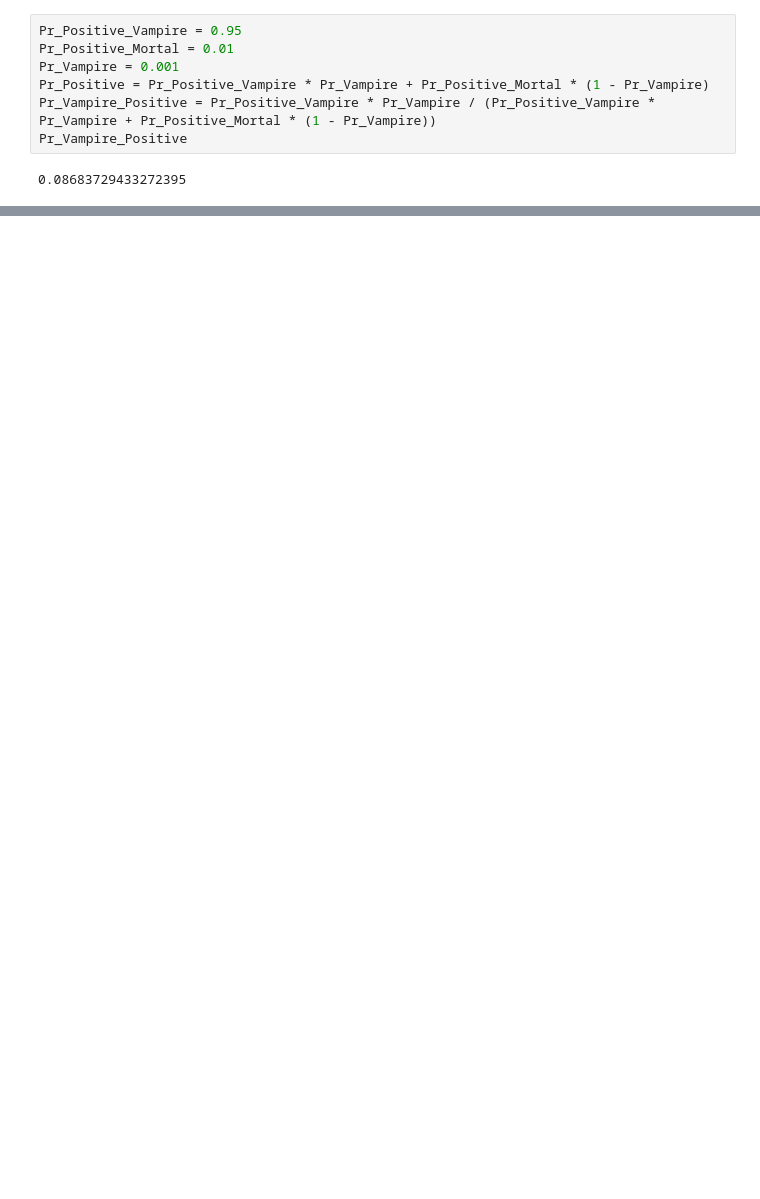
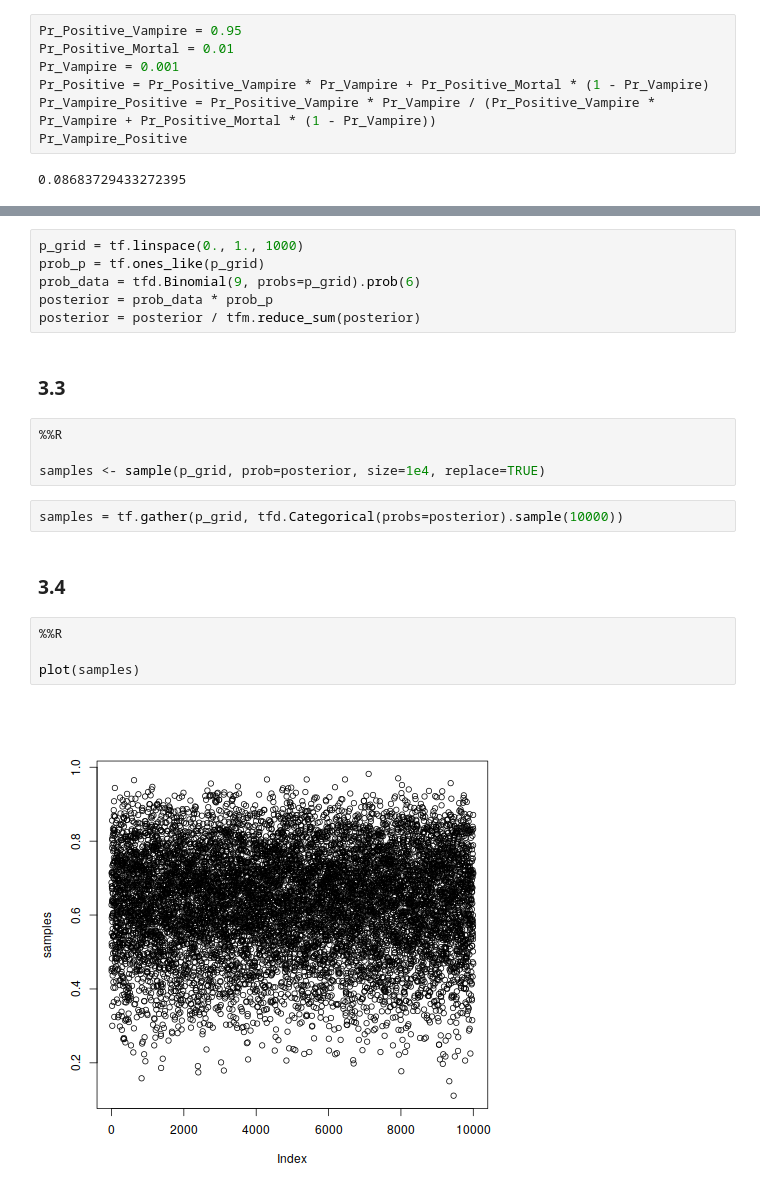
Before and after one commit to kms15/reading_notes, a Jupyter notebook: StatisticalRethinking/StatisticalRethinkingCh3.ipynb, the cells around one changed output, grey strips where cells are left out. Saved outputs shown, nothing was run; the diff lists cells and outputs as text; blank space fills up the shorter version.

```diff
--- a/StatisticalRethinking/StatisticalRethinkingCh3.ipynb
+++ b/StatisticalRethinking/StatisticalRethinkingCh3.ipynb
@@ -33,0 +47,22 @@ Pr_Vampire_Positive
+# %%
+p_grid = tf.linspace(0., 1., 1000)
+prob_p = tf.ones_like(p_grid)
+prob_data = tfd.Binomial(9, probs=p_grid).prob(6)
+posterior = prob_data * prob_p
+posterior = posterior / tfm.reduce_sum(posterior)
+# %% [markdown]
+### 3.3
+# %%
+%%R
+
+samples <- sample(p_grid, prob=posterior, size=1e4, replace=TRUE)
+# %%
+samples = tf.gather(p_grid, tfd.Categorical(probs=posterior).sample(10000))
+# %% [markdown]
+### 3.4
+# %%
+%%R
+
+plot(samples)
+# %% [output]
+[figure, added]
```
Also changed, not shown: parts of 34 cells of this notebook, 1 other file.
